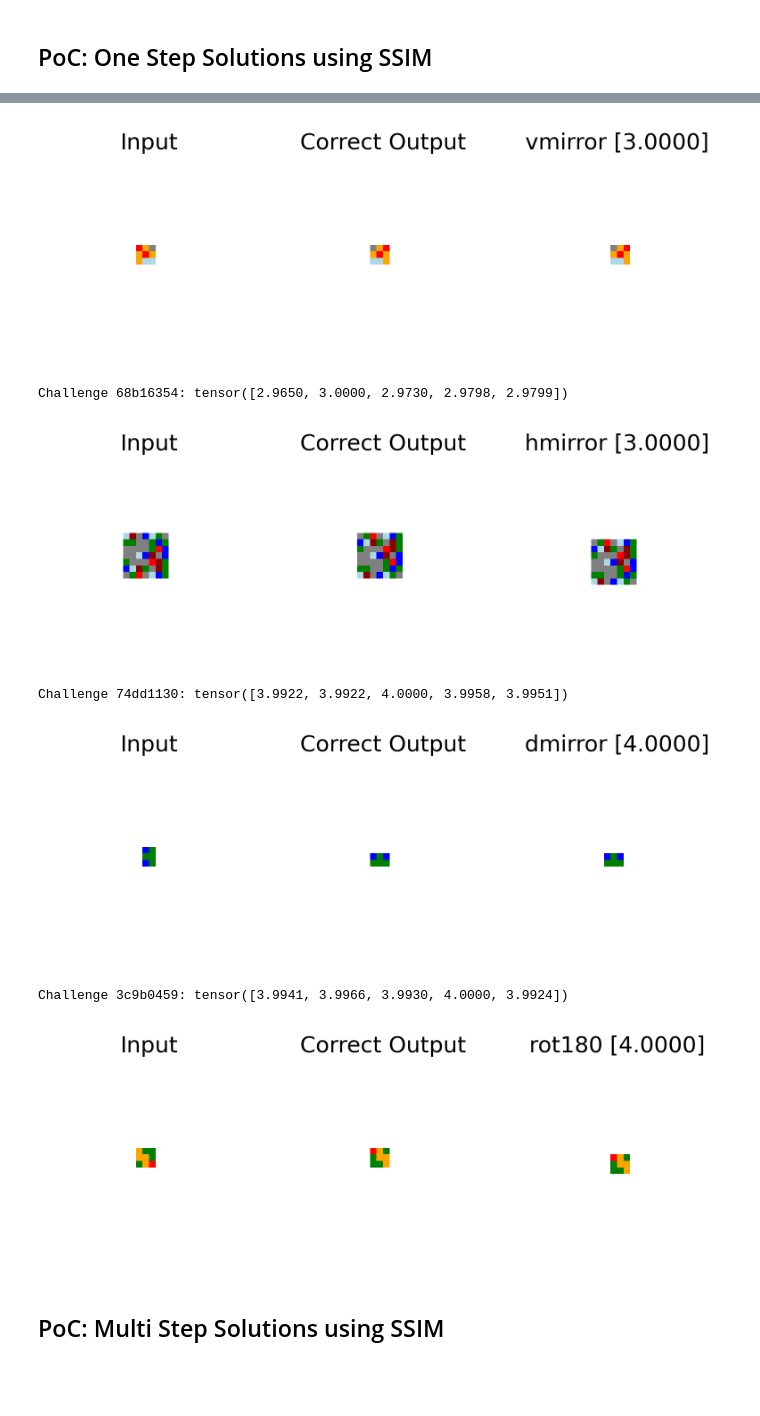
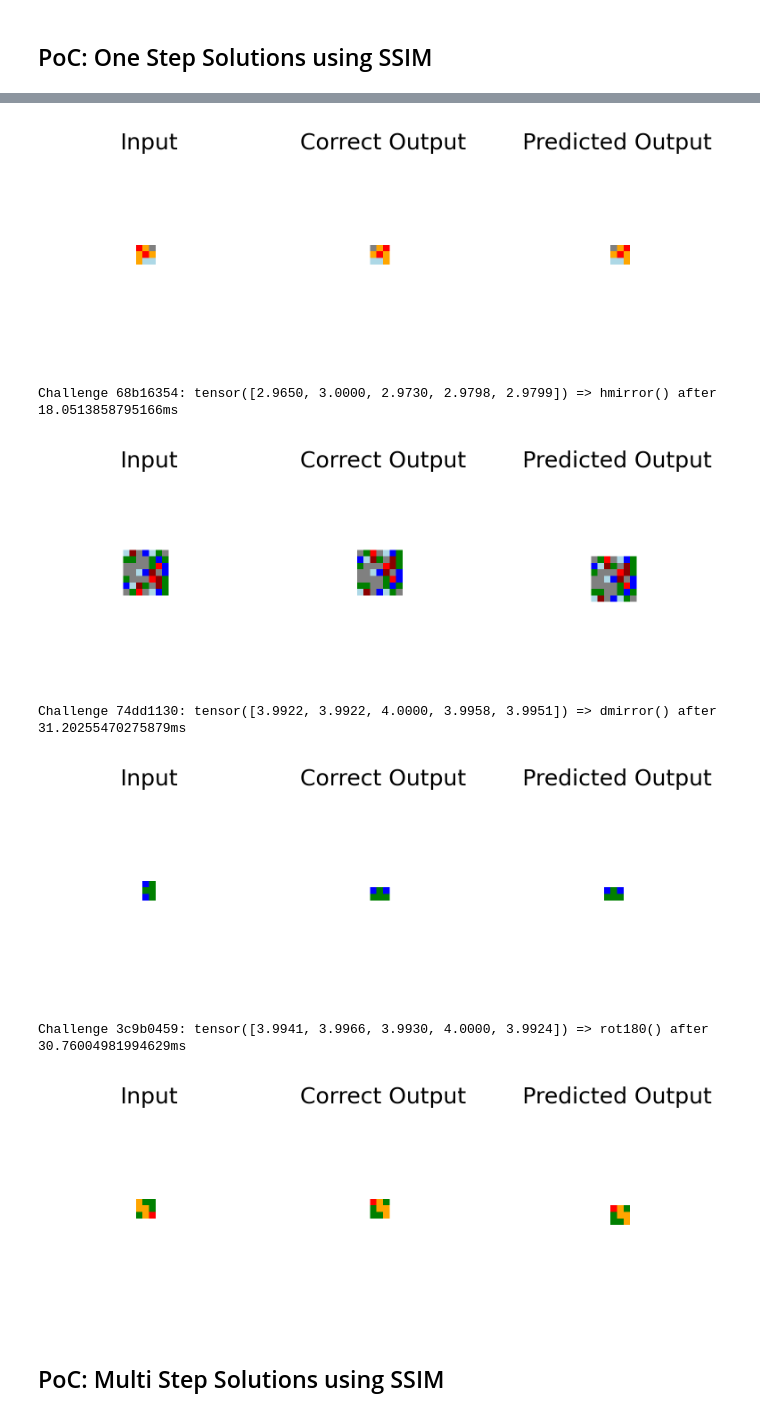
Before and after one commit to marbetschar/arc-prize-2024, a Jupyter notebook: Explore-DSL.ipynb, the cells around one changed output, grey strips where cells are left out. Cells and saved outputs as stored; diff of their text form; code cells hidden in the pictures; blank space fills up the shorter version.

```diff
--- a/Explore-DSL.ipynb
+++ b/Explore-DSL.ipynb
@@ -44,10 +44,12 @@ dsl
 # PoC: One Step Solutions using Equality
 # %%
 import torch
+import time
 
 for challenge_id in ['67a3c6ac', '68b16354', '74dd1130', '3c9b0459']:
     X_samples, y_samples = dataset.get_samples(challenge_id)
 
+    start_time = time.time()
     dsl_f_ssim = torch.zeros(len(dsl), dtype=torch.float)
     for i, X_sample in enumerate(X_samples):
         for k, dsl_f in enumerate(dsl):
@@ -63,15 +65,16 @@ for challenge_id in ['67a3c6ac', '68b16354', '74dd1130', '3c9b0459']:
 
     # Best match is the dsl_f with the highest ssim score:
     dsl_f_index = dsl_f_ssim.argmax()
+    end_time = time.time()
 
     challenge_index = dataset.test_challenge_ids.index(challenge_id)
     X, y, _ = dataset.test_challenges[challenge_index]
+    y_pred = dsl_apply(dsl[dsl_f_index], X)
 
-    print(f"Challenge {challenge_id}: {dsl_f_ssim}")
+    print(f"Challenge {challenge_id}: {dsl_f_ssim} => {dsl_names[dsl_f_index]}() after {(end_time - start_time) * 1000}ms")
     plot.input_and_output(
         X,
         y,
-        y_pred=dsl_apply(dsl[dsl_f_index], X),
-        y_pred_title=f"{dsl_names[dsl_f_index]} [{dsl_f_ssim[dsl_f_index]:.4f}]"
+        y_pred=y_pred
     )
 # %% [output]
@@ -87,6 +90,8 @@ Challenge 3c9b0459: tensor([0., 0., 0., 4., 0.])
 ## PoC: One Step Solutions using SSIM
 # %%
 import torch
+import time
+
 from torchmetrics.image import StructuralSimilarityIndexMeasure
 
 ssim = StructuralSimilarityIndexMeasure(
@@ -99,6 +104,7 @@ ssim = StructuralSimilarityIndexMeasure(
 for challenge_id in ['67a3c6ac', '68b16354', '74dd1130', '3c9b0459']:
     X_samples, y_samples = dataset.get_samples(challenge_id)
 
+    start_time = time.time()
     dsl_f_ssim = torch.zeros(len(dsl), dtype=torch.float)
     for i, X_sample in enumerate(X_samples):
         for k, dsl_f in enumerate(dsl):
@@ -114,15 +120,16 @@ for challenge_id in ['67a3c6ac', '68b16354', '74dd1130', '3c9b0459']:
 
     # Best match is the dsl_f with the highest ssim score:
     dsl_f_index = dsl_f_ssim.argmax()
+    end_time = time.time()
 
     challenge_index = dataset.test_challenge_ids.index(challenge_id)
     X, y, _ = dataset.test_challenges[challenge_index]
+    y_pred = dsl_apply(dsl[dsl_f_index], X)
 
-    print(f"Challenge {challenge_id}: {dsl_f_ssim}")
+    print(f"Challenge {challenge_id}: {dsl_f_ssim} => {dsl_names[dsl_f_index]}() after {(end_time - start_time) * 1000}ms")
     plot.input_and_output(
         X,
         y,
-        y_pred=dsl_apply(dsl[dsl_f_index], X),
-        y_pred_title=f"{dsl_names[dsl_f_index]} [{dsl_f_ssim[dsl_f_index]:.4f}]"
+        y_pred=dsl_apply(dsl[dsl_f_index], X)
     )
 # %% [output]
@@ -130,9 +137,9 @@ Challenge 67a3c6ac: tensor([3.0000, 2.9666, 2.9687, 2.9734, 2.9670])
-[figure, old version]
+[figure, new version]
-Challenge 68b16354: tensor([2.9650, 3.0000, 2.9730, 2.9798, 2.9799])
+Challenge 68b16354: tensor([2.9650, 3.0000, 2.9730, 2.9798, 2.9799]) => hmirror() after 18.0513858795166ms
-[figure, old version]
+[figure, new version]
-Challenge 74dd1130: tensor([3.9922, 3.9922, 4.0000, 3.9958, 3.9951])
+Challenge 74dd1130: tensor([3.9922, 3.9922, 4.0000, 3.9958, 3.9951]) => dmirror() after 31.20255470275879ms
-[figure, old version]
+[figure, new version]
-Challenge 3c9b0459: tensor([3.9941, 3.9966, 3.9930, 4.0000, 3.9924])
+Challenge 3c9b0459: tensor([3.9941, 3.9966, 3.9930, 4.0000, 3.9924]) => rot180() after 30.76004981994629ms
-[figure, old version]
+[figure, new version]
 # %% [markdown]
 ## PoC: Multi Step Solutions using SSIM
```
Also changed, not shown: parts of 3 cells of this notebook.
